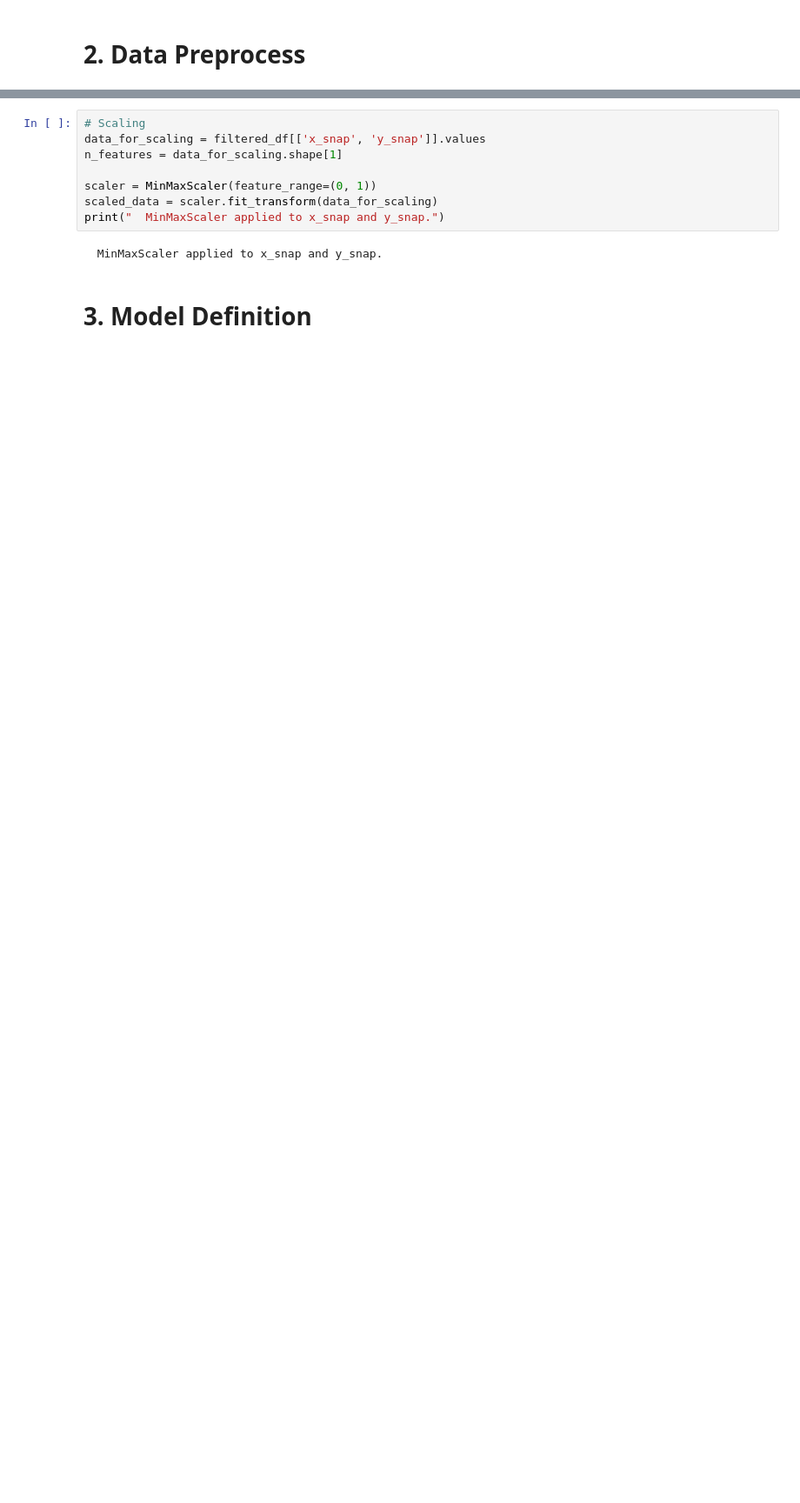
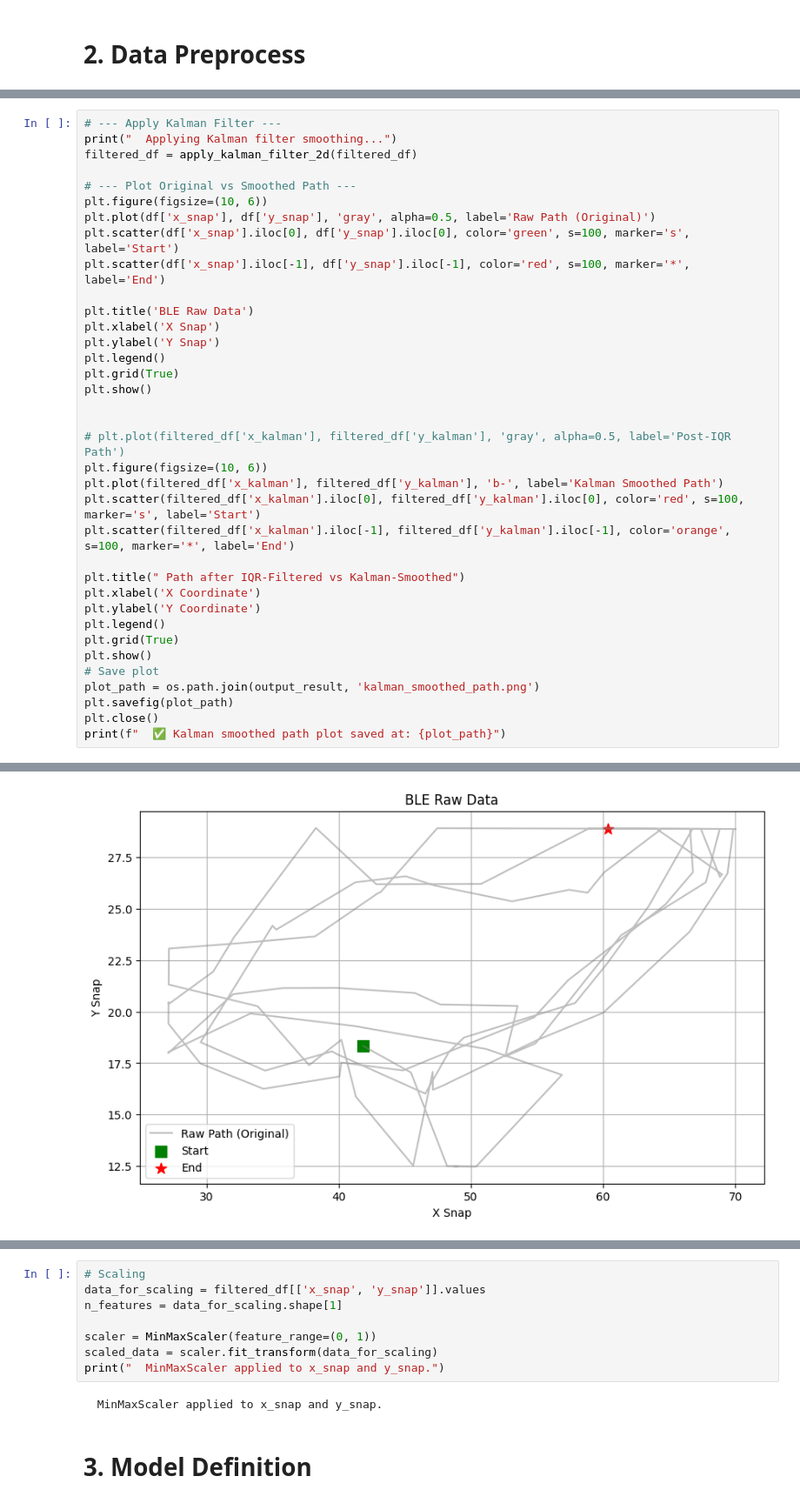
Before and after one commit to hoihpi21/ble_direction_prediction, a Jupyter notebook: pipeline_lstm.ipynb, the cells around one changed output, grey strips where cells are left out. Shown: that part at 87% size. Saved outputs shown, nothing was run; the diff lists cells and outputs as text; blank space fills up the shorter version.

```diff
--- a/pipeline_lstm.ipynb
+++ b/pipeline_lstm.ipynb
@@ -102,0 +127,37 @@ plt.savefig(os.path.join(output_result, 'original_path.png'))
+# %%
+# --- Apply Kalman Filter ---
+print("  Applying Kalman filter smoothing...")
+filtered_df = apply_kalman_filter_2d(filtered_df)
+
+# --- Plot Original vs Smoothed Path ---
+plt.figure(figsize=(10, 6))
+plt.plot(df['x_snap'], df['y_snap'], 'gray', alpha=0.5, label='Raw Path (Original)')
+plt.scatter(df['x_snap'].iloc[0], df['y_snap'].iloc[0], color='green', s=100, marker='s', label='Start')
+plt.scatter(df['x_snap'].iloc[-1], df['y_snap'].iloc[-1], color='red', s=100, marker='*', label='End')
+
+plt.title('BLE Raw Data')
+plt.xlabel('X Snap')
+plt.ylabel('Y Snap')
+plt.legend()
+plt.grid(True)
+plt.show()
+
+
+# plt.plot(filtered_df['x_kalman'], filtered_df['y_kalman'], 'gray', alpha=0.5, label='Post-IQR Path')
+plt.figure(figsize=(10, 6))
+plt.plot(filtered_df['x_kalman'], filtered_df['y_kalman'], 'b-', label='Kalman Smoothed Path')
+plt.scatter(filtered_df['x_kalman'].iloc[0], filtered_df['y_kalman'].iloc[0], color='red', s=100, marker='s', label='Start')
+plt.scatter(filtered_df['x_kalman'].iloc[-1], filtered_df['y_kalman'].iloc[-1], color='orange', s=100, marker='*', label='End')
+
+plt.title(" Path after IQR-Filtered vs Kalman-Smoothed")
+plt.xlabel('X Coordinate')
+plt.ylabel('Y Coordinate')
+plt.legend()
+plt.grid(True)
+plt.show()
+# Save plot
+plot_path = os.path.join(output_result, 'kalman_smoothed_path.png')
+plt.savefig(plot_path)
+plt.close()
+print(f"  ✅ Kalman smoothed path plot saved at: {plot_path}")
+# %% [output]
@@ -102,0 +165 @@ plt.savefig(os.path.join(output_result, 'original_path.png'))
+[figure, added]
```
Also changed, not shown: parts of 17 cells of this notebook, 27 other files.
